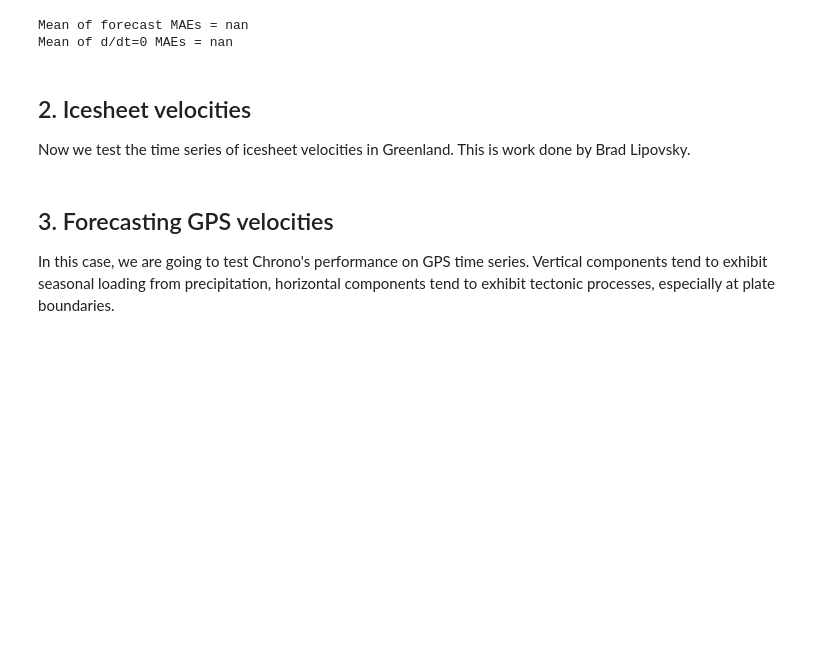
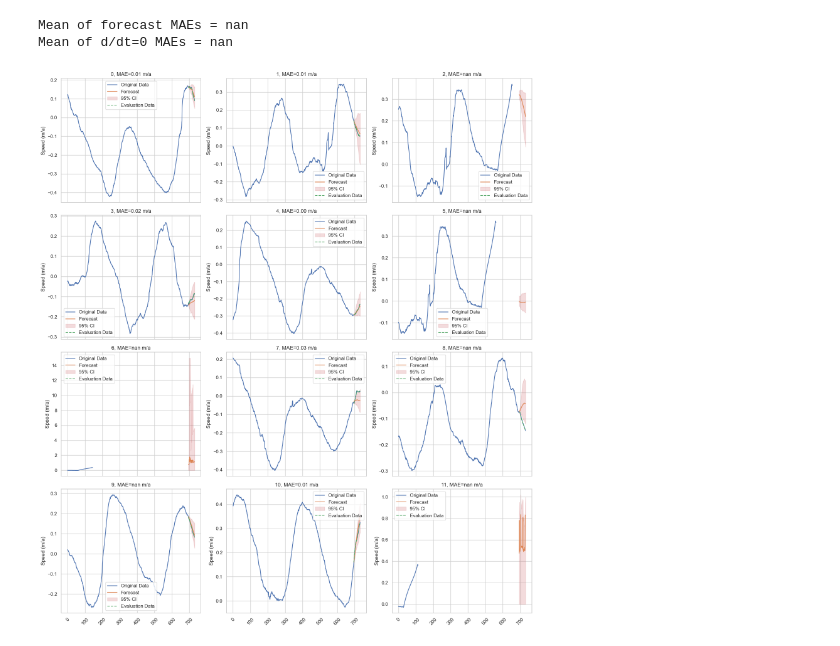
Before and after one commit to mdenolle/GeoCAST, a Jupyter notebook: test_zero-shot/chronos_test.ipynb, the cells around one changed output. Cells and saved outputs as stored; diff of their text form; code cells hidden in the pictures; blank space fills up the shorter version.

Commit message:
reorganize functions for the test

```diff
--- a/test_zero-shot/chronos_test.ipynb
+++ b/test_zero-shot/chronos_test.ipynb
@@ -115,0 +482,17 @@ for i in range(n_timeseries):
+# %%
+# take each "count" column from the 20 dataframes and assemble a single wide dataframe ith all the columns
+# initialize a list of 20 dataframes
+df_list_count = [pd.DataFrame() for _ in range(n_timeseries)]
+for ik in range(n_timeseries):
+    df_list_count[ik] = df_list[ik]["dv"]
+    df_list_count[ik] = df_list_count[ik].rename(f"{ik}")
+df_wide = pd.concat(df_list_count, axis=1)
+# add a first column with a date that is the same for all the 20 time series
+df_wide["datetime"] = np.arange(0, len(df_wide)) * pd.Timedelta(days=dt)
+# convert datetime to integer
+df_wide["datetime"] = df_wide["datetime"].dt.days
+# move the last column to the first position
+cols = df_wide.columns.tolist()
+cols = cols[-1:] + cols[:-1]
+df_wide = df_wide[cols]
+df_wide.head()
@@ -168,7 +559,3 @@ print(f'Mean of d/dt=0 MAEs = {np.array(mae_nochangemodel).mean()}')
 # %% [output]
 Mean of forecast MAEs = nan
 Mean of d/dt=0 MAEs = nan
-# %% [markdown]
-## 2. Icesheet velocities
-
-Now we test the time series of icesheet velocities in Greenland. This is work done by Brad Lipovsky.
@@ -245,41 +572,39 @@ axes = axes.flatten()
 # Iterate over the first n_timeseries and plot
 for i, column_name in enumerate(columns_to_forecast[0:12]):
     # Plot the original data
-    axes[i].plot(df['Date'], df[column_name], label='Original Data')
+    axes[i].plot(df_wide['datetime'], df_wide[column_name], label='Original Data')
 
     # Calculate the 5th and 95th percentiles for the confidence interval
     lower_bound = np.percentile(forecast[i, :, :].numpy(), 5, axis=0)
     upper_bound = np.percentile(forecast[i, :, :].numpy(), 95, axis=0)
 
     # Plot the forecast
-    axes[i].plot(df['Date'].iloc[split_index:], forecast_mean[i].numpy(), label='Forecast')
+    axes[i].plot(df_wide['datetime'].iloc[split_index:], forecast_mean[i].numpy(), label='Forecast')
 
     # Plot the confidence intervals
-    axes[i].fill_between(df['Date'].iloc[split_index:], lower_bound, upper_bound,
+    axes[i].fill_between(df_wide['datetime'].iloc[split_index:], lower_bound, upper_bound,
                          color='r', alpha=0.2, label='95% CI')
 
     # Plot the evaluation data for reference
-    axes[i].plot(df['Date'].iloc[split_index:], eval_data[column_name].values, '--', label='Evaluation Data')
+    axes[i].plot(df_wide['datetime'].iloc[split_index:], eval_data[column_name].values, '--', label='Evaluation Data')
 
     # Format the subplot
     axes[i].set_title(f'{column_name}, MAE={mae[i]:.2f} m/a')
     axes[i].set_ylabel('Speed (m/a)')
     axes[i].grid(True)
     axes[i].legend()
 
     # Apply x-tick rotation
-    axes[i].xaxis.set_major_locator(mdates.AutoDateLocator())
-    axes[i].xaxis.set_major_formatter(mdates.DateFormatter('%Y-%m-%d'))
+    # axes[i].xaxis.set_major_locator(mdates.AutoDateLocator())
+    # axes[i].xaxis.set_major_formatter(mdates.DateFormatter('%Y-%m-%d'))
     axes[i].tick_params(axis='x', rotation=45)
 
 # Remove empty subplots if n_timeseries < 8
 for j in range(i + 1, nrows * ncols):
     fig.delaxes(axes[j])
 
 plt.tight_layout()
-plt.savefig('jakobshavn-forecast.png')
+plt.savefig('dvv-forecast.png')
 plt.show()
+# %% [output]
+[figure, added]
-# %% [markdown]
-## 3. Forecasting GPS velocities
-
-In this case, we are going to test Chrono's performance on GPS time series. Vertical components tend to exhibit seasonal loading from precipitation, horizontal components tend to exhibit tectonic processes, especially at plate boundaries.
```
Also changed, not shown: parts of 25 cells of this notebook, 1 other file.
